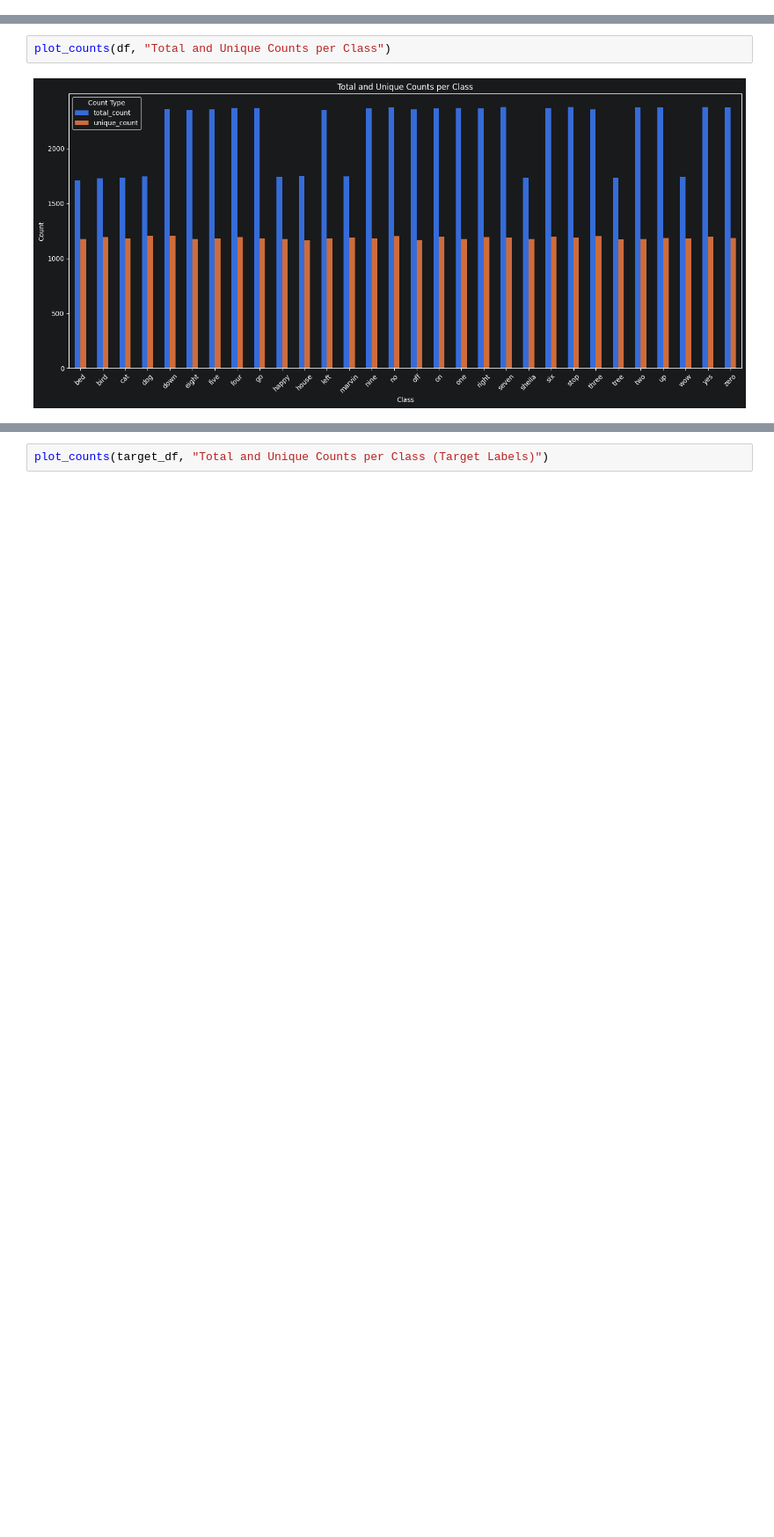
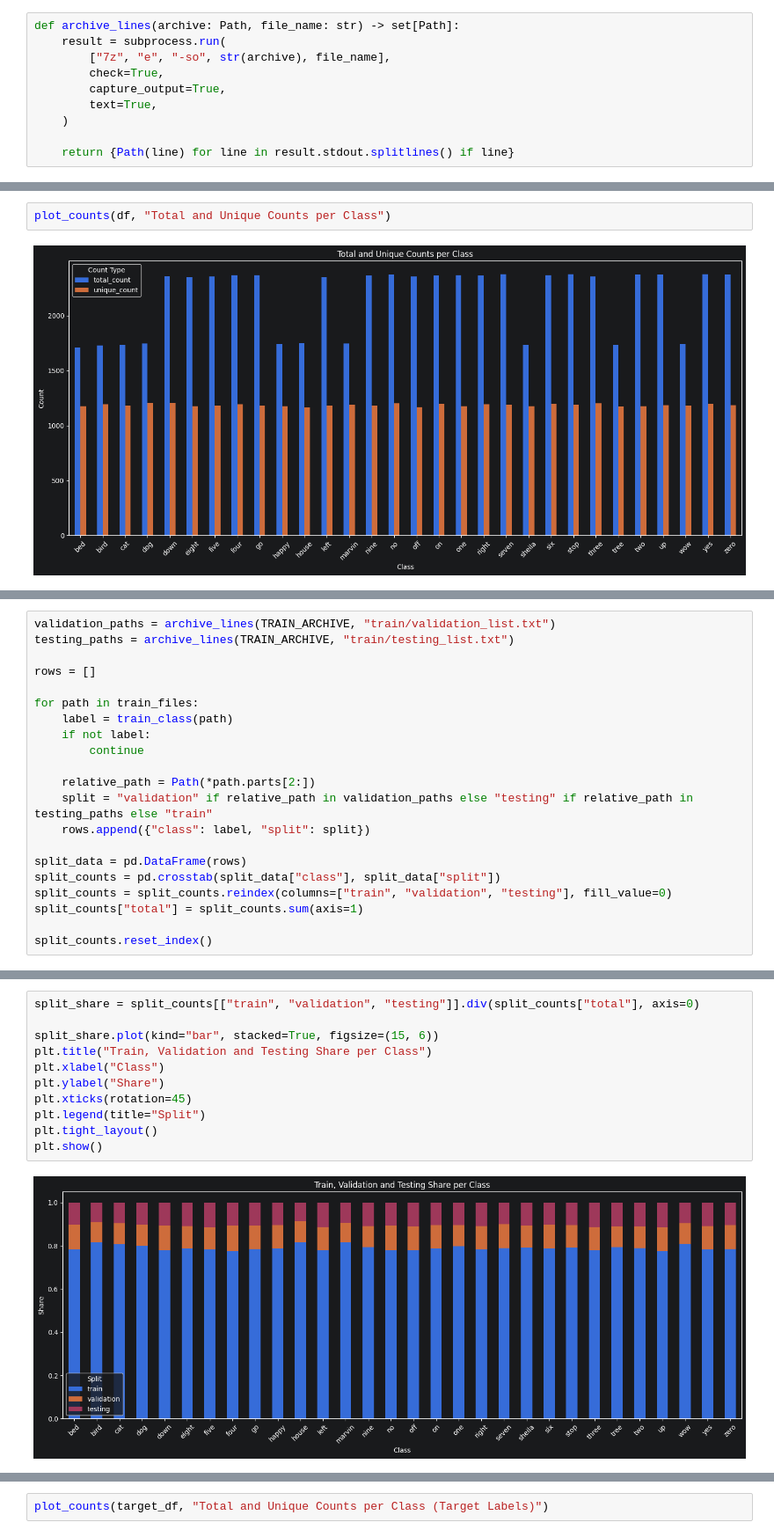
Before and after one commit to Mattioo7/transformers-speech-commands, a Jupyter notebook: 01_dataset_analysis.ipynb, the cells around one changed output, grey strips where cells are left out. Shown at 88% size. Drawn from its saved outputs; the diff is of its cells as text; blank space fills up the shorter version.

```diff
--- a/01_dataset_analysis.ipynb
+++ b/01_dataset_analysis.ipynb
@@ -48,6 +61,16 @@ def archive_files(archive: Path) -> list[Path]:
 
 def speaker_id(path: Path) -> str:
     return path.name.split("_nohash_", 1)[0]
+# %%
+def archive_lines(archive: Path, file_name: str) -> set[Path]:
+    result = subprocess.run(
+        ["7z", "e", "-so", str(archive), file_name],
+        check=True,
+        capture_output=True,
+        text=True,
+    )
+
+    return {Path(line) for line in result.stdout.splitlines() if line}
 # %%
 def train_class(path: Path) -> str | None:
     parts = path.parts
@@ -132,0 +202,21 @@ plot_counts(df, "Total and Unique Counts per Class")
+# %%
+validation_paths = archive_lines(TRAIN_ARCHIVE, "train/validation_list.txt")
+testing_paths = archive_lines(TRAIN_ARCHIVE, "train/testing_list.txt")
+
+rows = []
+
+for path in train_files:
+    label = train_class(path)
+    if not label:
+        continue
+
+    relative_path = Path(*path.parts[2:])
+    split = "validation" if relative_path in validation_paths else "testing" if relative_path in testing_paths else "train"
+    rows.append({"class": label, "split": split})
+
+split_data = pd.DataFrame(rows)
+split_counts = pd.crosstab(split_data["class"], split_data["split"])
+split_counts = split_counts.reindex(columns=["train", "validation", "testing"], fill_value=0)
+split_counts["total"] = split_counts.sum(axis=1)
+
+split_counts.reset_index()
@@ -132,0 +241,13 @@ plot_counts(df, "Total and Unique Counts per Class")
+# %%
+split_share = split_counts[["train", "validation", "testing"]].div(split_counts["total"], axis=0)
+
+split_share.plot(kind="bar", stacked=True, figsize=(15, 6))
+plt.title("Train, Validation and Testing Share per Class")
+plt.xlabel("Class")
+plt.ylabel("Share")
+plt.xticks(rotation=45)
+plt.legend(title="Split")
+plt.tight_layout()
+plt.show()
+# %% [output]
+[figure, added]
```
Also changed, not shown: parts of 16 cells of this notebook, 2 other files.
